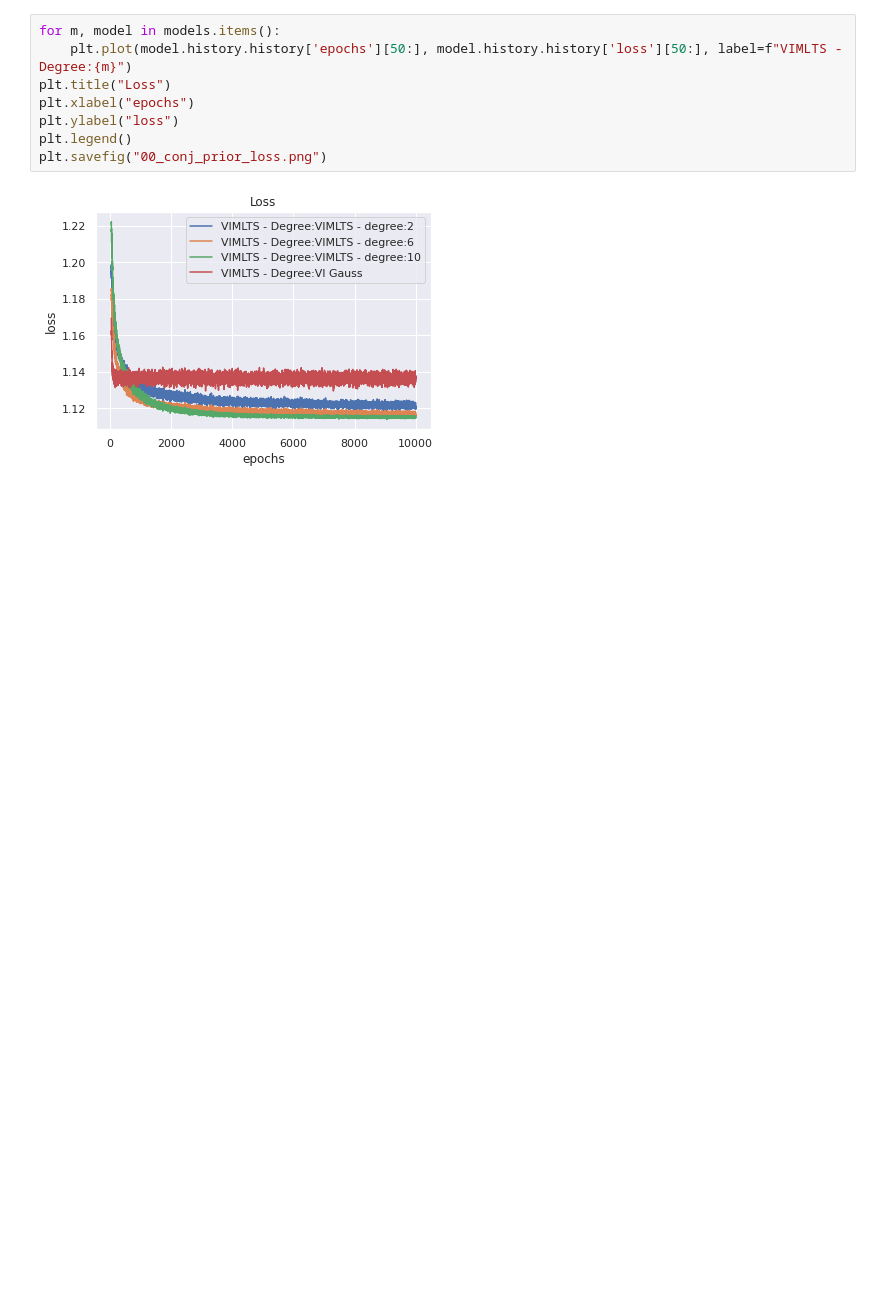
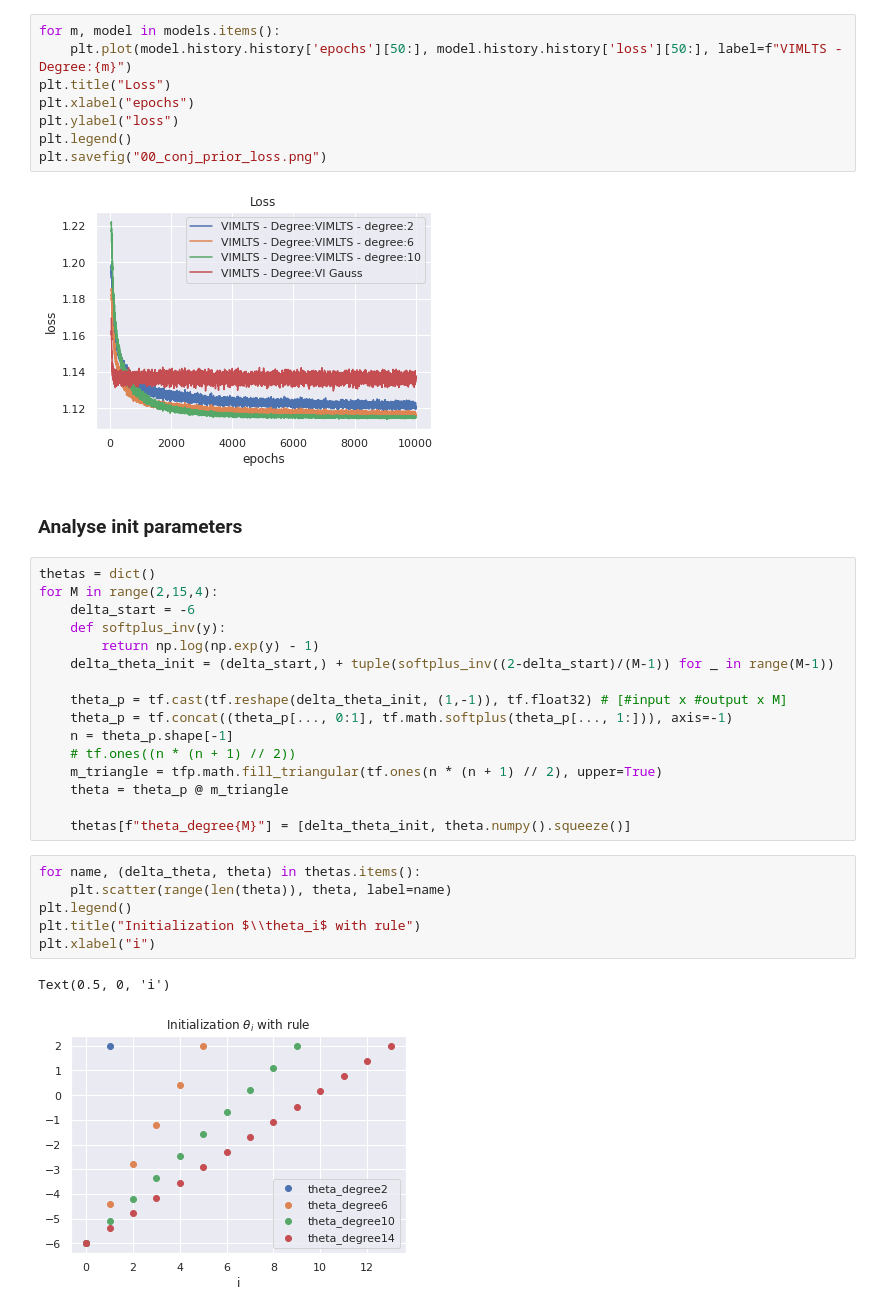
Before and after one commit to stefan1893/VIMLTS, a Jupyter notebook: ipynb/00_conjugate_prior.ipynb, the cells around one changed output. Drawn from its saved outputs; the diff is of its cells as text; blank space fills up the shorter version.

```diff
--- a/ipynb/00_conjugate_prior.ipynb
+++ b/ipynb/00_conjugate_prior.ipynb
@@ -275,3 +283,30 @@ plt.legend()
 plt.savefig("00_conj_prior_loss.png")
 # %% [output]
 [figure]
+# %% [markdown]
+### Analyse init parameters
+# %%
+thetas = dict()
+for M in range(2,15,4):
+    delta_start = -6
+    def softplus_inv(y):
+        return np.log(np.exp(y) - 1)
+    delta_theta_init = (delta_start,) + tuple(softplus_inv((2-delta_start)/(M-1)) for _ in range(M-1))
+
+    theta_p = tf.cast(tf.reshape(delta_theta_init, (1,-1)), tf.float32) # [#input x #output x M]
+    theta_p = tf.concat((theta_p[..., 0:1], tf.math.softplus(theta_p[..., 1:])), axis=-1)
+    n = theta_p.shape[-1]
+    # tf.ones((n * (n + 1) // 2))
+    m_triangle = tfp.math.fill_triangular(tf.ones(n * (n + 1) // 2), upper=True)
+    theta = theta_p @ m_triangle
+
+    thetas[f"theta_degree{M}"] = [delta_theta_init, theta.numpy().squeeze()]
+# %%
+for name, (delta_theta, theta) in thetas.items():
+    plt.scatter(range(len(theta)), theta, label=name)
+plt.legend()
+plt.title("Initialization $\\theta_i$ with rule")
+plt.xlabel("i")
+# %% [output]
+Text(0.5, 0, 'i')
+[figure, added]
```
Also changed, not shown: parts of 3 cells of this notebook, 3 other files.
